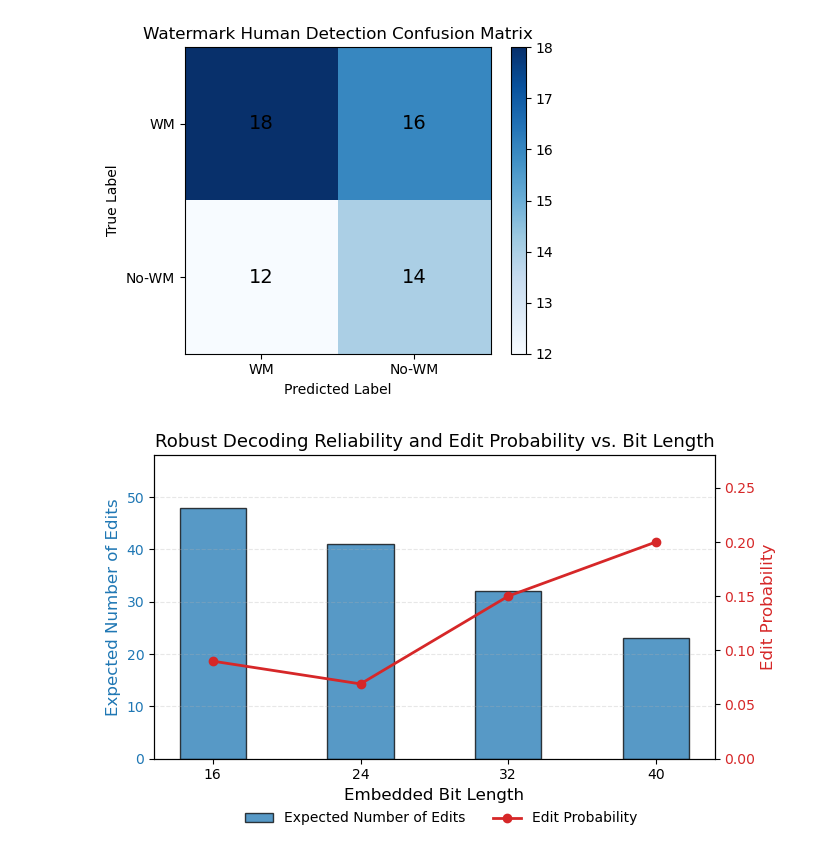
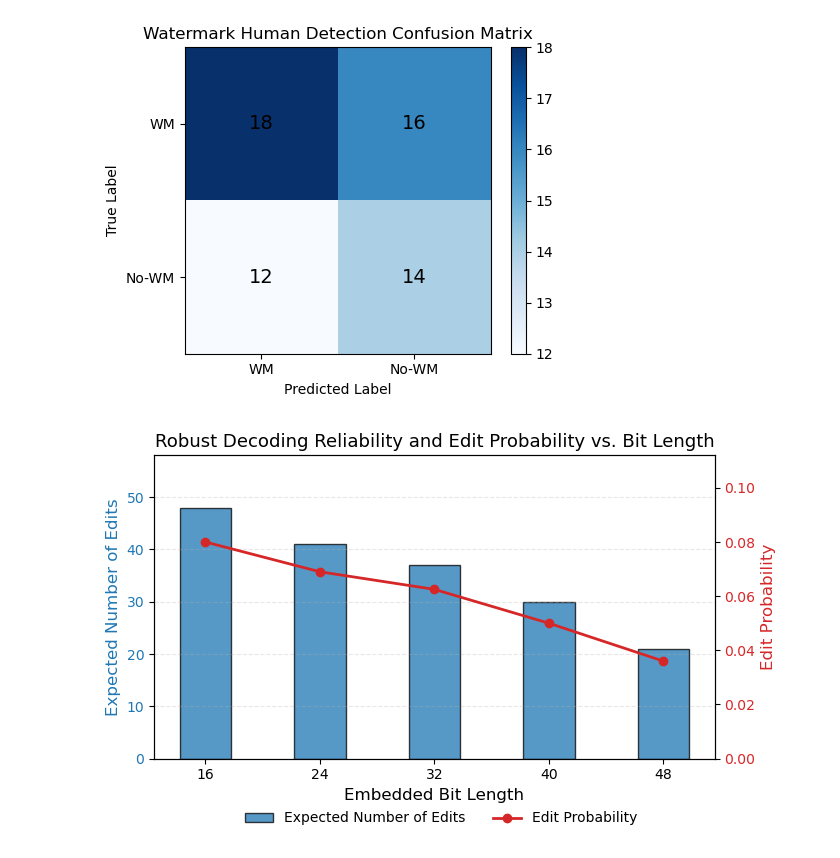
Before and after one commit to SiDongG/Multi-bit-LLM-Embedding, a Jupyter notebook: master/result.ipynb, the cells around one changed output. Cells and saved outputs as stored; diff of their text form; code cells hidden in the pictures.

```diff
--- a/master/result.ipynb
+++ b/master/result.ipynb
@@ -144,9 +144,9 @@ import matplotlib.pyplot as plt
 # -------------------------
 # Data
 # -------------------------
-bits_embedded = np.array([16, 24, 32, 40])
-P = np.array([0.08, 0.069, 0.15, 0.2])          # edit probabilities
-success_rate_mywork = np.array([48, 41, 32, 23])  # recovered bits
+bits_embedded = np.array([16, 24, 32, 40, 48])
+P = np.array([0.08, 0.069, 0.0625, 0.05, 0.036])          # edit probabilities
+success_rate_mywork = np.array([48, 41, 37, 30, 21])  # recovered bits
 
 x = np.arange(len(bits_embedded))
 bar_width = 0.45
@@ -195,31 +195,31 @@ ax2.set_ylim(0, max(P) * 1.4)
 plt.xticks(x, bits_embedded)
 
 # -------------------------
 # Title & Grid
 # -------------------------
 plt.title("Robust Decoding Reliability and Edit Probability vs. Bit Length", fontsize=13)
 ax1.grid(axis="y", alpha=0.3, linestyle="--")
 
 # -------------------------
 # Combined Legend
 # -------------------------
 # -------------------------
 # Combined Legend (moved below)
 # -------------------------
 lines_labels = [ax1.get_legend_handles_labels(),
                 ax2.get_legend_handles_labels()]
 lines, labels = [sum(lol, []) for lol in zip(*lines_labels)]
 
 fig.legend(
     lines, labels,
     loc="lower center",
     bbox_to_anchor=(0.5, -0.05),
     ncol=2,
     frameon=False
 )
 
 
 plt.tight_layout()
 plt.show()
 # %% [output]
-[figure, old version]
+[figure, new version]
```
Also changed, not shown: 9 other files.
